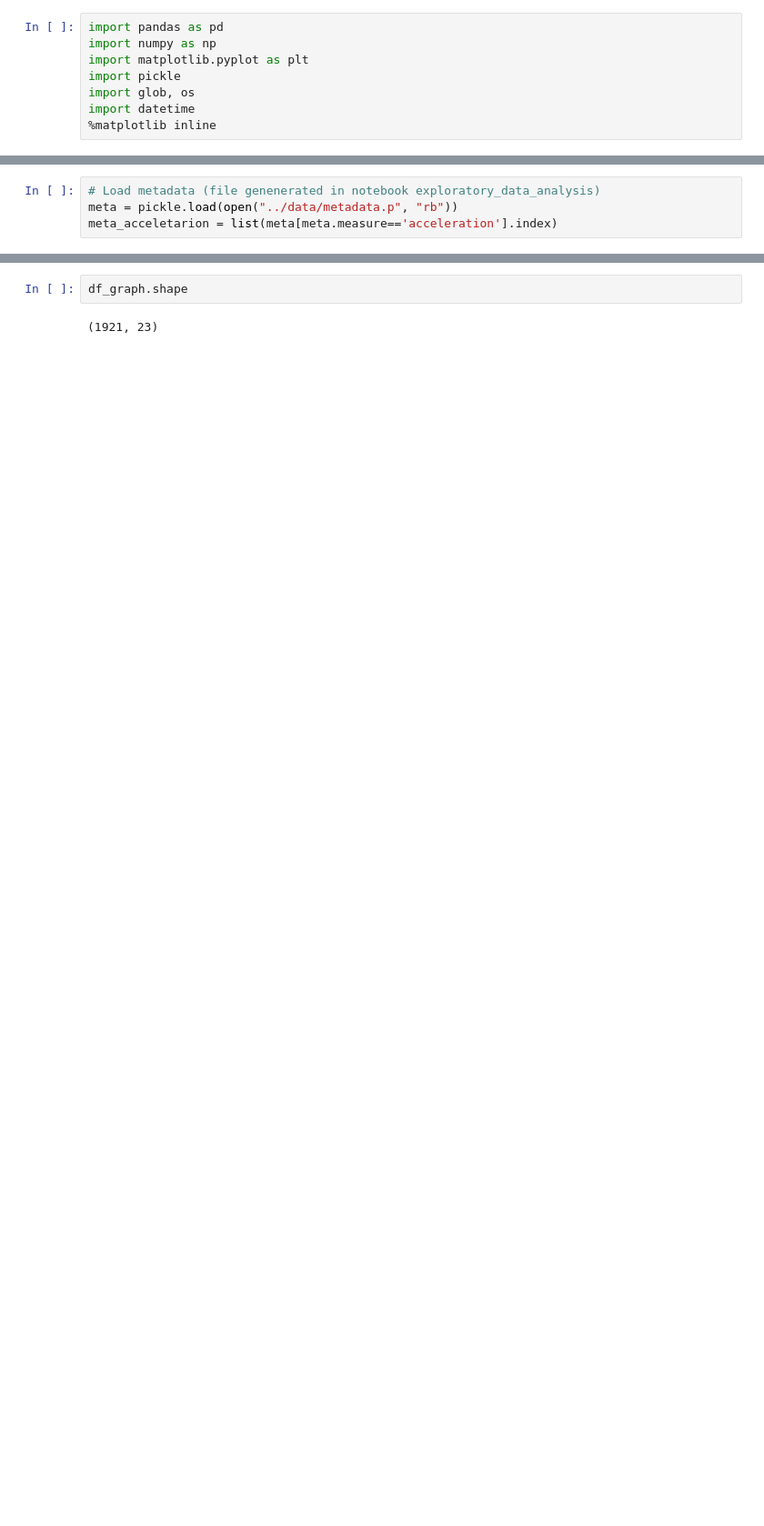
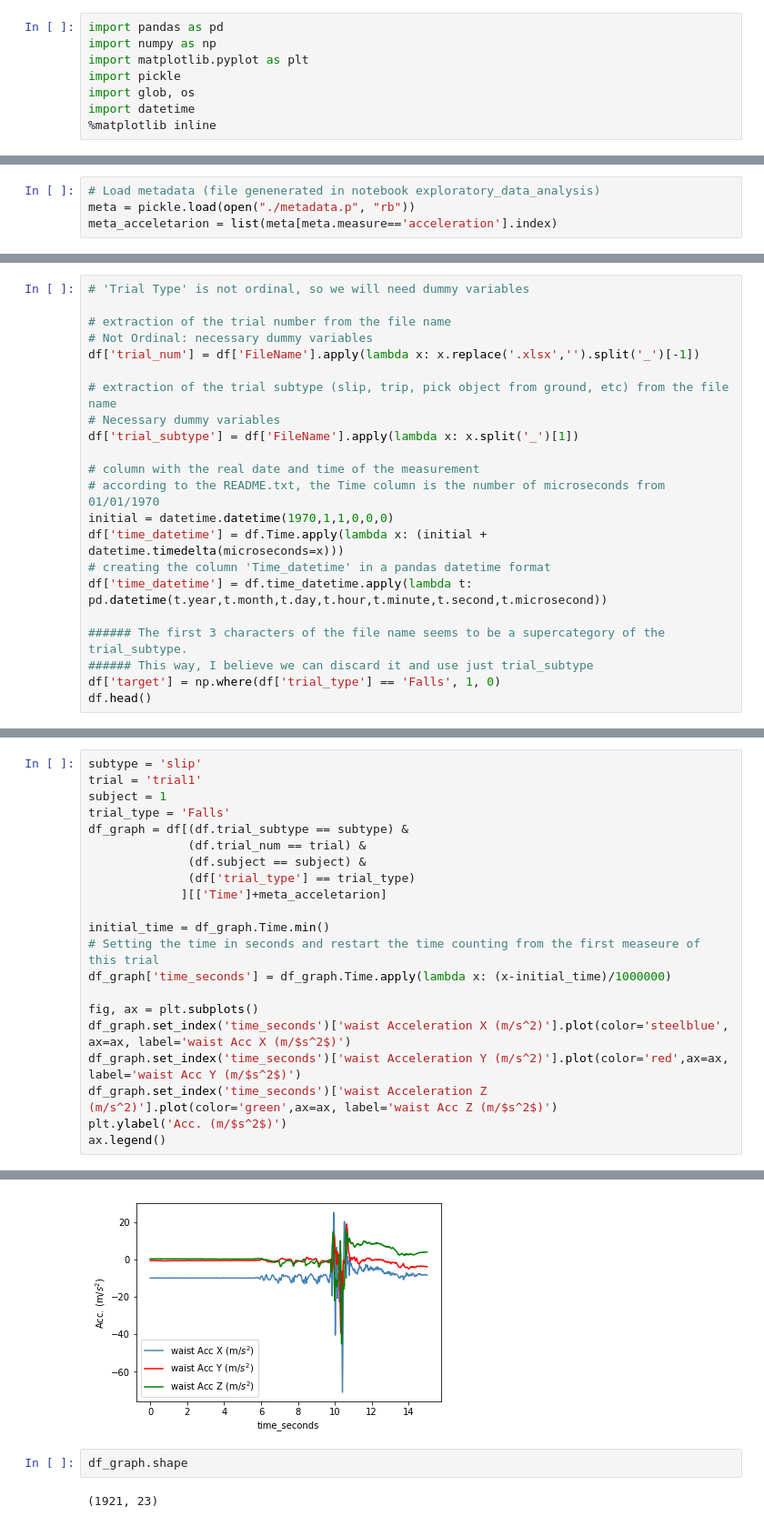
Before and after one commit to mdrmuhaimin/BigData2, a Jupyter notebook: code/preprocessing.ipynb, the cells around one changed output, grey strips where cells are left out. Shown at 91% size. Drawn from its saved outputs; the diff is of its cells as text; blank space fills up the shorter version.

```diff
--- a/code/preprocessing.ipynb
+++ b/code/preprocessing.ipynb
@@ -12,4 +40,4 @@ df = pickle.load(open("../data/dataset_consolidated.p", "rb"))
 # %%
 # Load metadata (file genenerated in notebook exploratory_data_analysis)
-meta = pickle.load(open("../data/metadata.p", "rb"))
+meta = pickle.load(open("./metadata.p", "rb"))
 meta_acceletarion = list(meta[meta.measure=='acceleration'].index)
@@ -15,0 +53,22 @@ meta_acceletarion = list(meta[meta.measure=='acceleration'].index)
+# %%
+# 'Trial Type' is not ordinal, so we will need dummy variables
+
+# extraction of the trial number from the file name
+# Not Ordinal: necessary dummy variables
+df['trial_num'] = df['FileName'].apply(lambda x: x.replace('.xlsx','').split('_')[-1])
+
+# extraction of the trial subtype (slip, trip, pick object from ground, etc) from the file name
+# Necessary dummy variables
+df['trial_subtype'] = df['FileName'].apply(lambda x: x.split('_')[1])
+
+# column with the real date and time of the measurement
+# according to the README.txt, the Time column is the number of microseconds from 01/01/1970
+initial = datetime.datetime(1970,1,1,0,0,0)
+df['time_datetime'] = df.Time.apply(lambda x: (initial + datetime.timedelta(microseconds=x)))
+# creating the column 'Time_datetime' in a pandas datetime format
+df['time_datetime'] = df.time_datetime.apply(lambda t: pd.datetime(t.year,t.month,t.day,t.hour,t.minute,t.second,t.microsecond))
+
+###### The first 3 characters of the file name seems to be a supercategory of the trial_subtype.
+###### This way, I believe we can discard it and use just trial_subtype
+df['target'] = np.where(df['trial_type'] == 'Falls', 1, 0)
+df.head()
@@ -36,0 +110,22 @@ Name: trial_subtype, dtype: int64
+# %%
+subtype = 'slip'
+trial = 'trial1'
+subject = 1
+trial_type = 'Falls'
+df_graph = df[(df.trial_subtype == subtype) &
+              (df.trial_num == trial) &
+              (df.subject == subject) &
+              (df['trial_type'] == trial_type)
+             ][['Time']+meta_acceletarion]
+
+initial_time = df_graph.Time.min()
+# Setting the time in seconds and restart the time counting from the first measeure of this trial
+df_graph['time_seconds'] = df_graph.Time.apply(lambda x: (x-initial_time)/1000000)
+
+fig, ax = plt.subplots()
+df_graph.set_index('time_seconds')['waist Acceleration X (m/s^2)'].plot(color='steelblue', ax=ax, label='waist Acc X (m/$s^2$)')
+df_graph.set_index('time_seconds')['waist Acceleration Y (m/s^2)'].plot(color='red',ax=ax, label='waist Acc Y (m/$s^2$)')
+df_graph.set_index('time_seconds')['waist Acceleration Z (m/s^2)'].plot(color='green',ax=ax, label='waist Acc Z (m/$s^2$)')
+plt.ylabel('Acc. (m/$s^2$)')
+ax.legend()
+# %% [output]
@@ -37,3 +133,4 @@ Name: trial_subtype, dtype: int64
+[figure, added]
 # %%
 df_graph.shape
 # %% [output]
```
Also changed, not shown: parts of 12 cells of this notebook, 9 other files.
